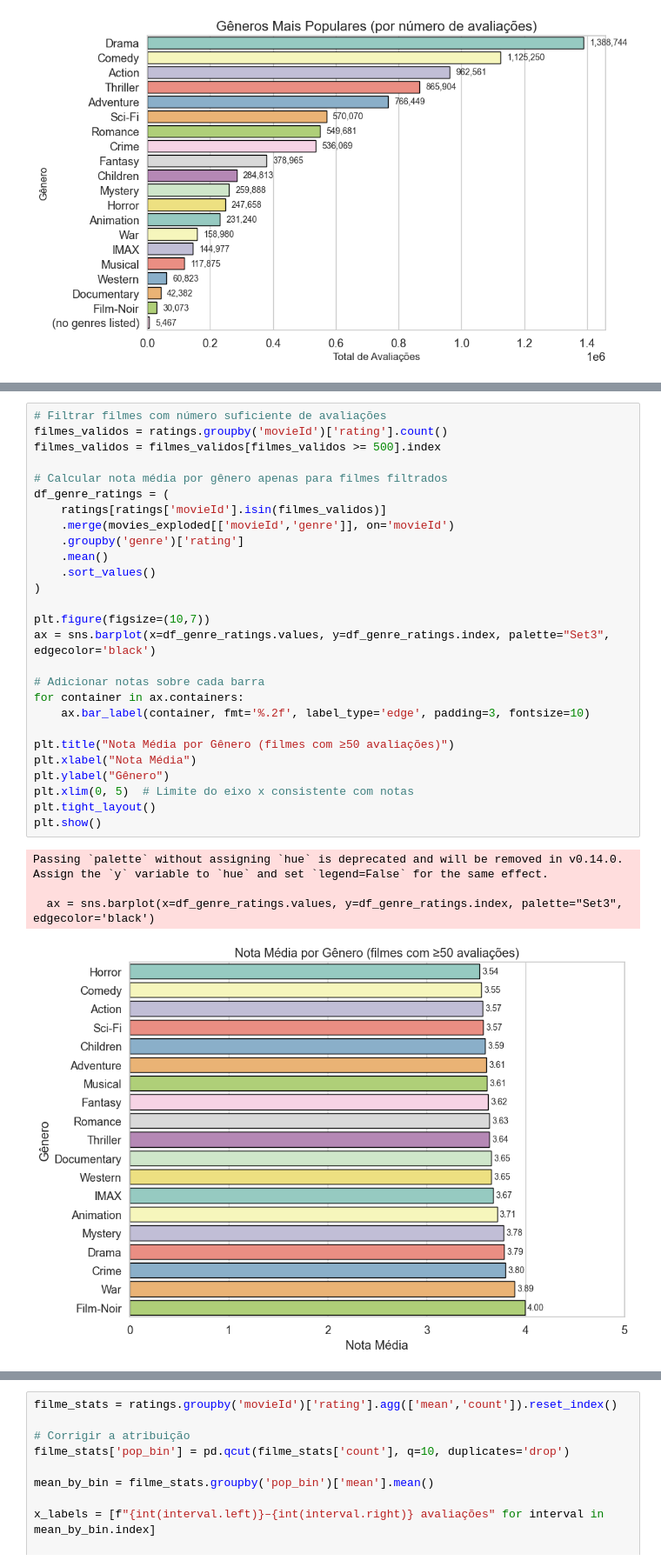
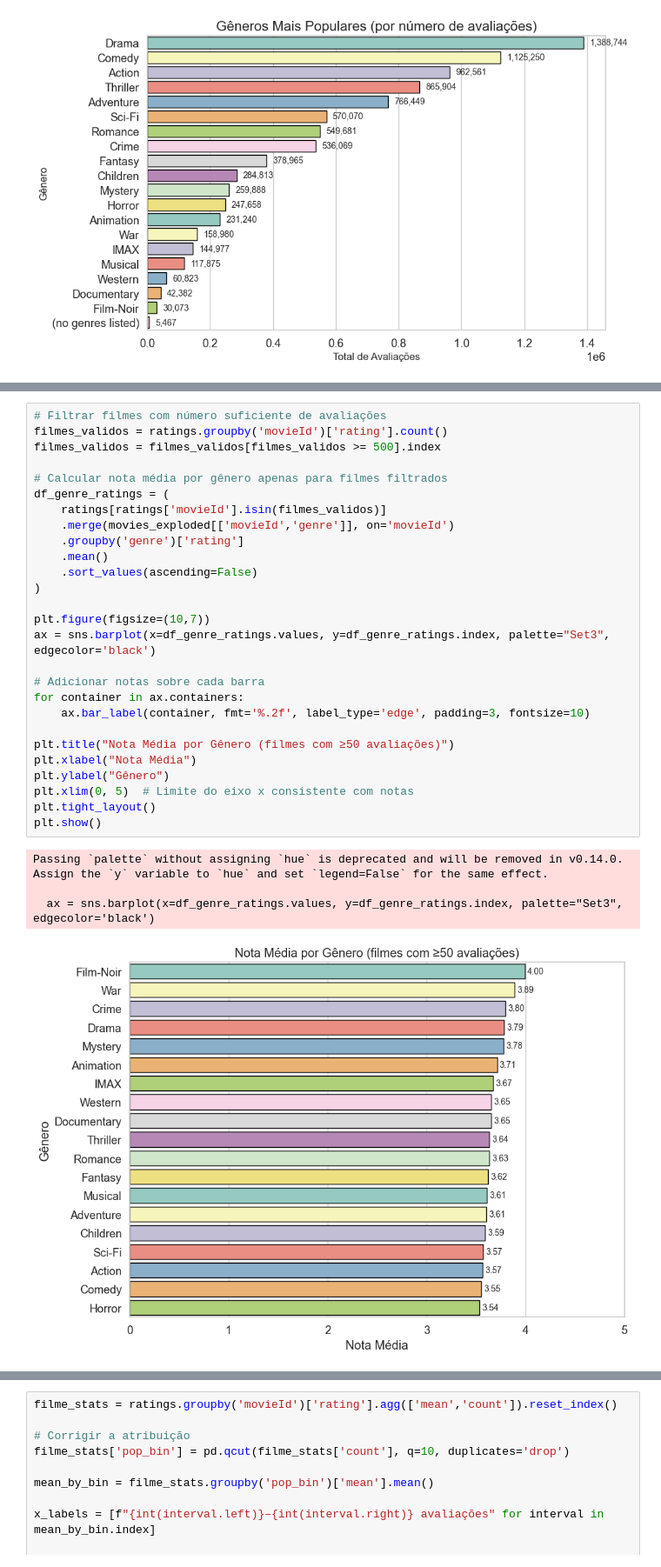
Before and after one commit to Enzooliveira29/AtividadeCD, a Jupyter notebook: notebooks/Trabalho2.ipynb, the cells around one changed output, grey strips where cells are left out. Shown: that part at 87% size. Cells and saved outputs as stored; diff of their text form.

```diff
--- a/notebooks/Trabalho2.ipynb
+++ b/notebooks/Trabalho2.ipynb
@@ -700,35 +710,35 @@ Permite prever tendências de mercado e entender preferências gerais do públic
 # %%
 # Filtrar filmes com número suficiente de avaliações
 filmes_validos = ratings.groupby('movieId')['rating'].count()
 filmes_validos = filmes_validos[filmes_validos >= 500].index
 
 # Calcular nota média por gênero apenas para filmes filtrados
 df_genre_ratings = (
     ratings[ratings['movieId'].isin(filmes_validos)]
     .merge(movies_exploded[['movieId','genre']], on='movieId')
     .groupby('genre')['rating']
     .mean()
-    .sort_values()
+    .sort_values(ascending=False)
 )
 
 plt.figure(figsize=(10,7))
 ax = sns.barplot(x=df_genre_ratings.values, y=df_genre_ratings.index, palette="Set3", edgecolor='black')
 
 # Adicionar notas sobre cada barra
 for container in ax.containers:
     ax.bar_label(container, fmt='%.2f', label_type='edge', padding=3, fontsize=10)
 
 plt.title("Nota Média por Gênero (filmes com ≥50 avaliações)")
 plt.xlabel("Nota Média")
 plt.ylabel("Gênero")
 plt.xlim(0, 5)  # Limite do eixo x consistente com notas
 plt.tight_layout()
 plt.show()
 # %% [output]
 Passing `palette` without assigning `hue` is deprecated and will be removed in v0.14.0. Assign the `y` variable to `hue` and set `legend=False` for the same effect.
 
   ax = sns.barplot(x=df_genre_ratings.values, y=df_genre_ratings.index, palette="Set3", edgecolor='black')
-[figure, old version]
+[figure, new version]
 # %% [markdown]
 **5. A popularidade dos filmes (quantidade de avaliações) tem relação com a qualidade percebida (nota média)?**
 
```
Also changed, not shown: parts of 14 cells of this notebook, 5 other files.
